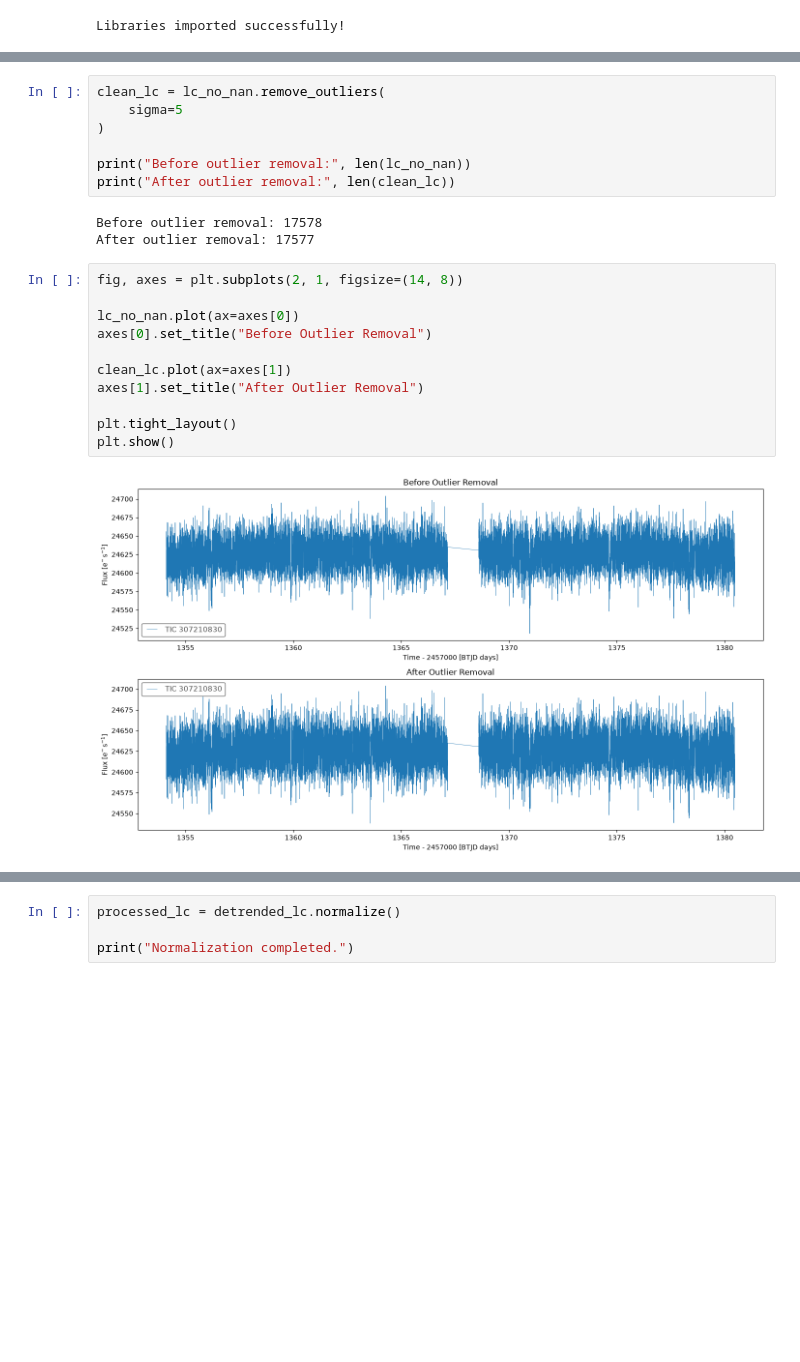
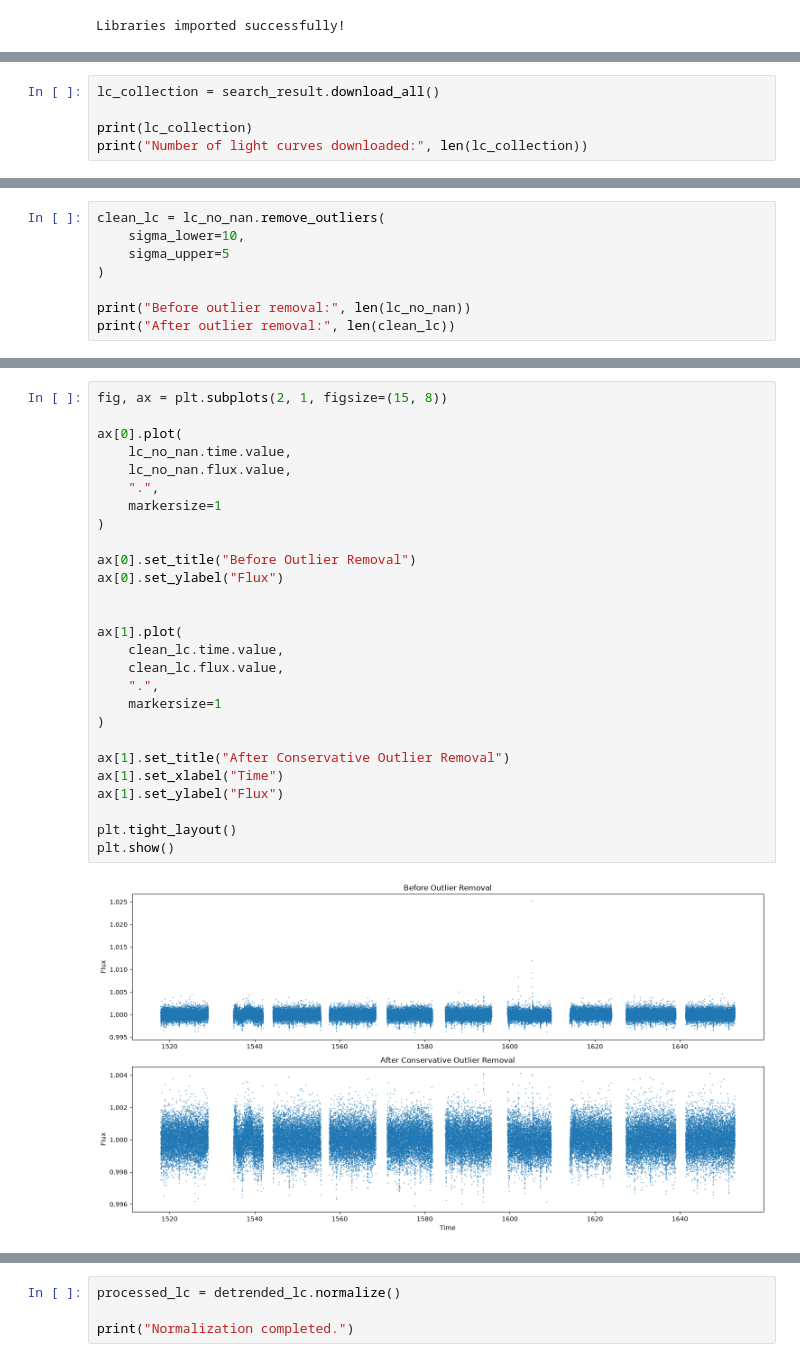
Before and after one commit to gargijoshi9/exoplanet-detection, a Jupyter notebook: notebooks/01_perprocessing.ipynb, the cells around one changed output, grey strips where cells are left out. Cells and saved outputs as stored; diff of their text form; blank space fills up the shorter version.

```diff
--- a/notebooks/01_perprocessing.ipynb
+++ b/notebooks/01_perprocessing.ipynb
@@ -92,0 +57,5 @@ Length = 18300 rows
+# %%
+lc_collection = search_result.download_all()
+
+print(lc_collection)
+print("Number of light curves downloaded:", len(lc_collection))
@@ -139,0 +140,8 @@ After removing NaNs: 17578
+# %%
+clean_lc = lc_no_nan.remove_outliers(
+    sigma_lower=10,
+    sigma_upper=5
+)
+
+print("Before outlier removal:", len(lc_no_nan))
+print("After outlier removal:", len(clean_lc))
@@ -150,23 +171,29 @@ plt.show()
-# %%
-clean_lc = lc_no_nan.remove_outliers(
-    sigma=5
-)
-
-print("Before outlier removal:", len(lc_no_nan))
-print("After outlier removal:", len(clean_lc))
-# %% [output]
-Before outlier removal: 17578
-After outlier removal: 17577
 # %%
-fig, axes = plt.subplots(2, 1, figsize=(14, 8))
+fig, ax = plt.subplots(2, 1, figsize=(15, 8))
 
-lc_no_nan.plot(ax=axes[0])
-axes[0].set_title("Before Outlier Removal")
+ax[0].plot(
+    lc_no_nan.time.value,
+    lc_no_nan.flux.value,
+    ".",
+    markersize=1
+)
 
-clean_lc.plot(ax=axes[1])
-axes[1].set_title("After Outlier Removal")
+ax[0].set_title("Before Outlier Removal")
+ax[0].set_ylabel("Flux")
+
+
+ax[1].plot(
+    clean_lc.time.value,
+    clean_lc.flux.value,
+    ".",
+    markersize=1
+)
+
+ax[1].set_title("After Conservative Outlier Removal")
+ax[1].set_xlabel("Time")
+ax[1].set_ylabel("Flux")
 
 plt.tight_layout()
 plt.show()
 # %% [output]
-[figure, old version]
+[figure, new version]
```
Also changed, not shown: parts of 34 cells of this notebook, 1 other file.
